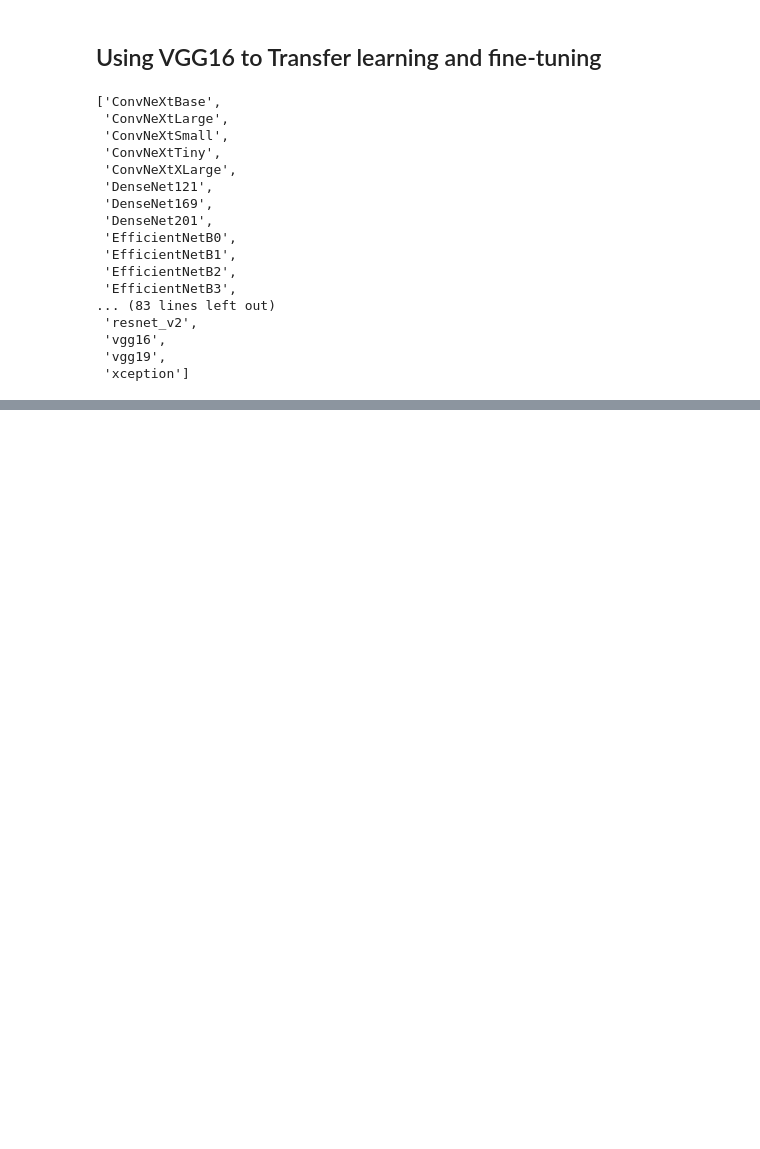
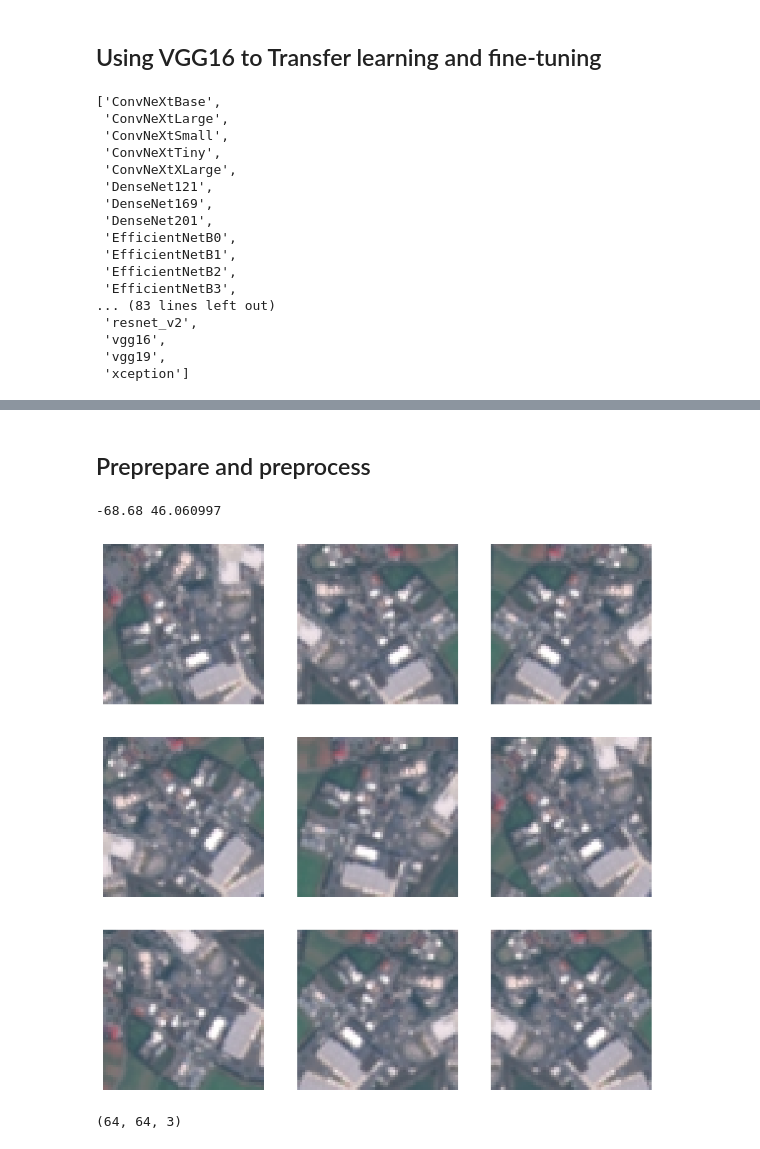
Before and after one commit to wangyichengsh/My-Deep-Learning-Playground, a Jupyter notebook: TensorFlow-PlayGround/VGG16.ipynb, the cells around one changed output, grey strips where cells are left out. Saved outputs shown, nothing was run; the diff lists cells and outputs as text; code cells hidden in the pictures; blank space fills up the shorter version.

```diff
--- a/TensorFlow-PlayGround/VGG16.ipynb
+++ b/TensorFlow-PlayGround/VGG16.ipynb
@@ -27,0 +140,37 @@ dir(tf.keras.applications)
+# %% [markdown]
+## Preprepare and preprocess
+# %%
+AUTOTUNE = tf.data.AUTOTUNE
+
+train_ds = train_ds.cache().shuffle(1000).prefetch(buffer_size=AUTOTUNE)
+val_ds = val_ds.cache().prefetch(buffer_size=AUTOTUNE)
+
+preprocess_input = tf.keras.applications.vgg16.preprocess_input
+
+normalized_ds = train_ds.map(lambda x, y: (preprocess_input(x), y))
+image_batch, labels_batch = next(iter(normalized_ds))
+first_image = image_batch[0]
+# Notice the pixel values are now in `[0,1]`.
+print(np.min(first_image), np.max(first_image))
+# %% [output]
+-68.68 46.060997
+# %%
+data_augmentation = tf.keras.Sequential([
+  tf.keras.layers.RandomFlip('horizontal'),
+  tf.keras.layers.RandomRotation(0.2),
+])
+# %%
+for image, _ in train_ds.take(1):
+  plt.figure(figsize=(10, 10))
+  first_image = image[0]
+  for i in range(9):
+    ax = plt.subplot(3, 3, i + 1)
+    augmented_image = data_augmentation(tf.expand_dims(first_image, 0))
+    plt.imshow(augmented_image[0] / 255)
+    plt.axis('off')
+# %% [output]
+[figure, added]
+# %%
+print(first_image.shape)
+# %% [output]
+(64, 64, 3)
```
Also changed, not shown: parts of 20 cells of this notebook.
